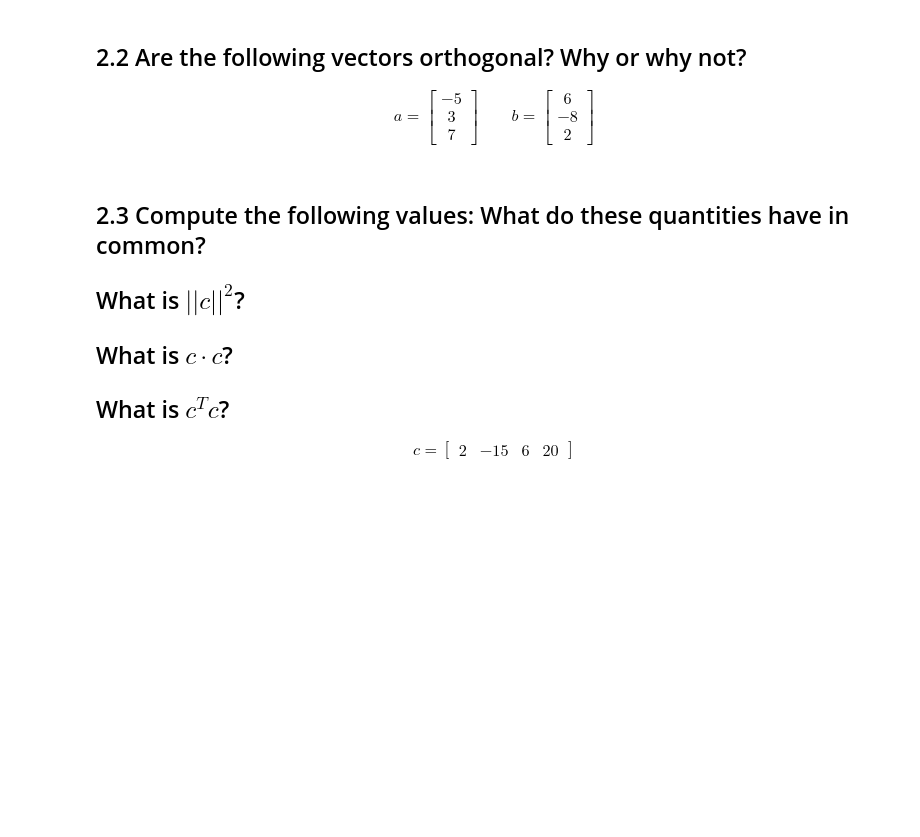
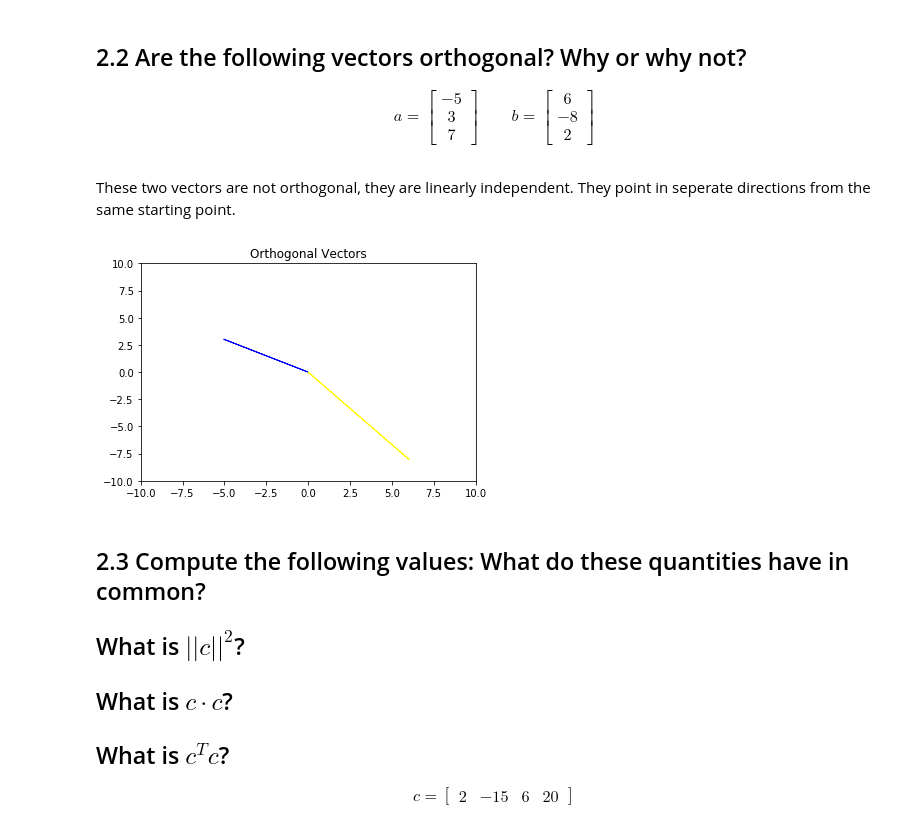
Before and after one commit to ericriveraisme/DS-Unit-1-Sprint-4-Linear-Algebra, a Jupyter notebook: module2-intermediate-linear-algebra/Eric_Rivera_Copy_of_Intermediate_Linear_Algebra_Assignment.ipynb, the cells around one changed output. Drawn from its saved outputs; the diff is of its cells as text; code cells hidden in the pictures; blank space fills up the shorter version.

```diff
--- a/module2-intermediate-linear-algebra/Eric_Rivera_Copy_of_Intermediate_Linear_Algebra_Assignment.ipynb
+++ b/module2-intermediate-linear-algebra/Eric_Rivera_Copy_of_Intermediate_Linear_Algebra_Assignment.ipynb
@@ -97,6 +163,20 @@ a = \begin{bmatrix} -5 \\ 3 \\ 7 \end{bmatrix}
 \qquad
 b = \begin{bmatrix} 6 \\ -8 \\ 2 \end{bmatrix}
 \end{align}
+# %% [markdown]
+These two vectors are not orthogonal, they are linearly independent. They point in seperate directions from the same starting point.
+# %%
+vector_3 = [-5,3,7]
+vector_4 = [6,-8,2]
+
+plt.arrow(0,0, vector_3[0], vector_3[1],head_width=.05, head_length=0.05, color ='blue')
+plt.arrow(0,0, vector_4[0], vector_4[1],head_width=.05, head_length=0.05, color ='yellow')
+plt.xlim(-10,10)
+plt.ylim(-10,10)
+plt.title("Orthogonal Vectors")
+plt.show()
+# %% [output]
+[figure, added]
 # %% [markdown]
 ## 2.3 Compute the following values: What do these quantities have in common?
 
```
Also changed, not shown: parts of 32 cells of this notebook.
